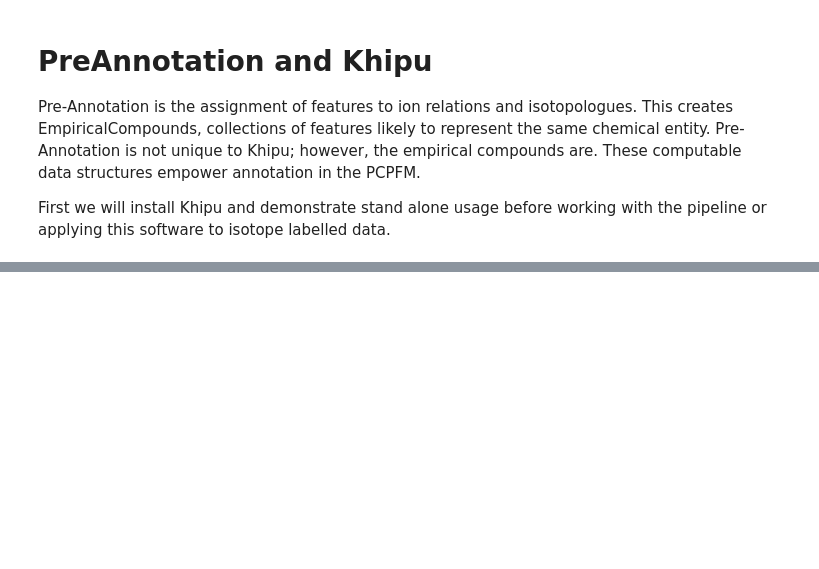
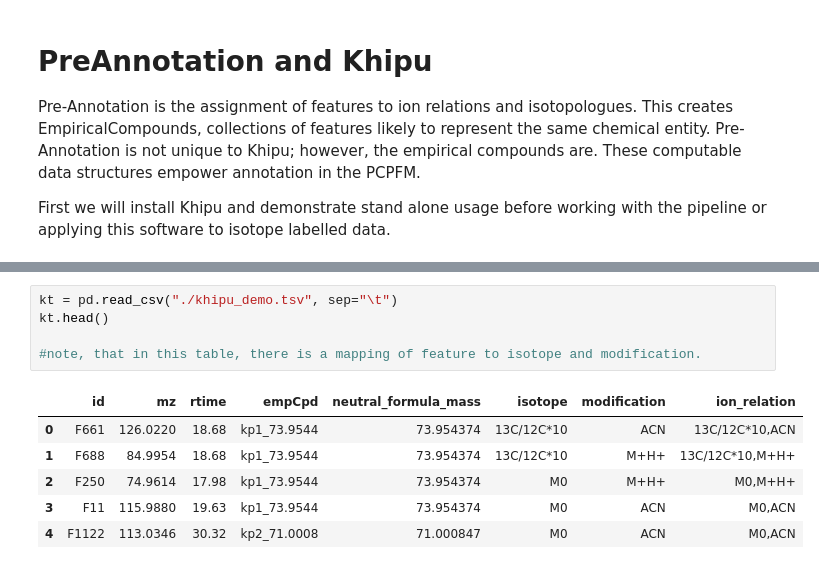
Before and after one commit to shuzhao-li-lab/MANA2024, a Jupyter notebook: Module 2 - Metabolite Annotation and Stable Isotope Tracing/2.1.Preannotation with Khipu.ipynb, the cells around one changed output, grey strips where cells are left out. Cells and saved outputs as stored; diff of their text form; blank space fills up the shorter version.

Commit message:
add khipu notebook

```diff
--- a/Module 2 - Metabolite Annotation and Stable Isotope Tracing/2.1.Preannotation with Khipu.ipynb
+++ b/Module 2 - Metabolite Annotation and Stable Isotope Tracing/2.1.Preannotation with Khipu.ipynb
@@ -66,0 +79,12 @@ print(len(ext_khipu_list), len(all_assigned_peaks))
+# %%
+kt = pd.read_csv("./khipu_demo.tsv", sep="\t")
+kt.head()
+
+#note, that in this table, there is a mapping of feature to isotope and modification.
+# %% [output]
+|  | id | mz | rtime | empCpd | neutral_formula_mass | isotope | modification | ion_relation |
+| 0 | F661 | 126.0220 | 18.68 | kp1_73.9544 | 73.954374 | 13C/12C*10 | ACN | 13C/12C*10,ACN |
+| 1 | F688 | 84.9954 | 18.68 | kp1_73.9544 | 73.954374 | 13C/12C*10 | M+H+ | 13C/12C*10,M+H+ |
+| 2 | F250 | 74.9614 | 17.98 | kp1_73.9544 | 73.954374 | M0 | M+H+ | M0,M+H+ |
+| 3 | F11 | 115.9880 | 19.63 | kp1_73.9544 | 73.954374 | M0 | ACN | M0,ACN |
+| 4 | F1122 | 113.0346 | 30.32 | kp2_71.0008 | 71.000847 | M0 | ACN | M0,ACN |
```
Also changed, not shown: parts of 12 cells of this notebook.
